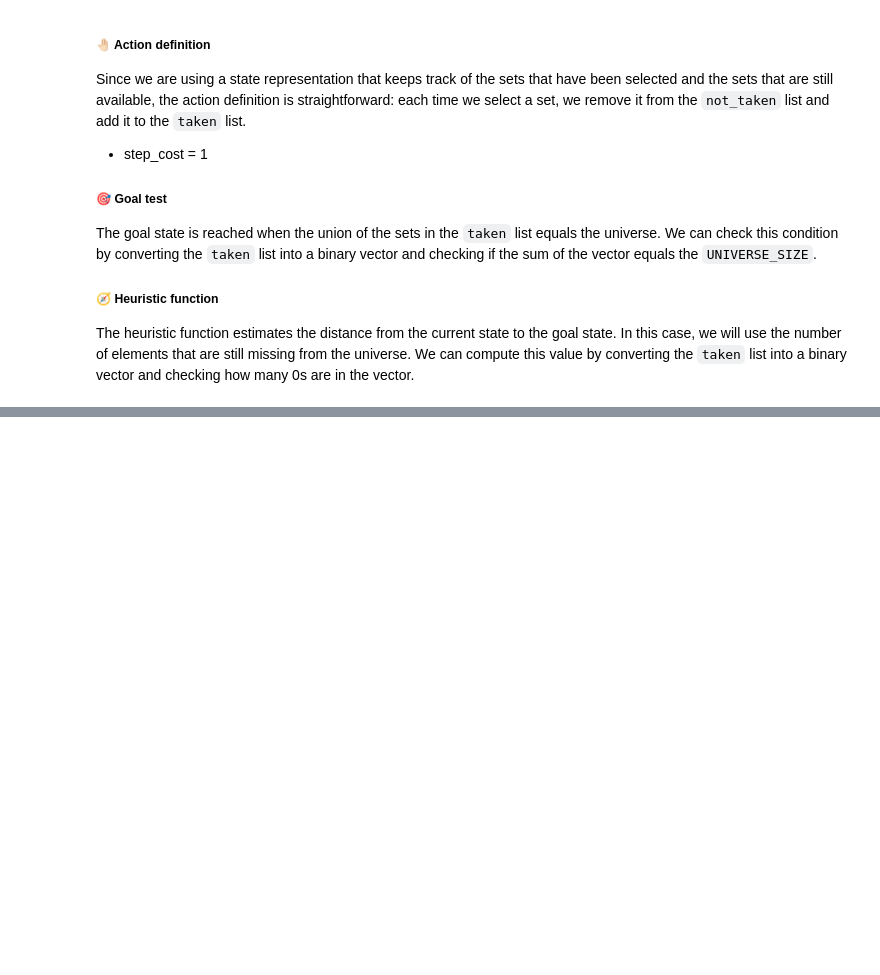
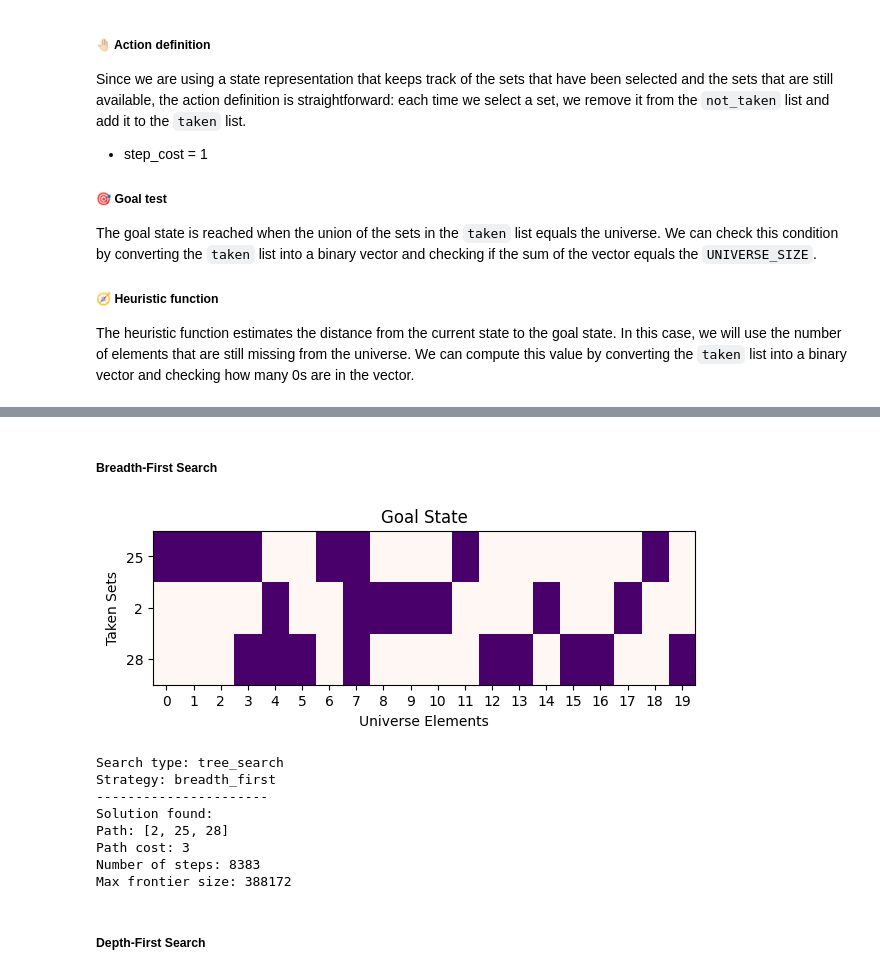
Before and after one commit to beatrice-occhiena/Computational_intelligence, a Jupyter notebook: Labs/Lab_01/Set_Covering.ipynb, the cells around one changed output, grey strips where cells are left out. Drawn from its saved outputs; the diff is of its cells as text; code cells hidden in the pictures; blank space fills up the shorter version.

```diff
--- a/Labs/Lab_01/Set_Covering.ipynb
+++ b/Labs/Lab_01/Set_Covering.ipynb
@@ -190,2 +198,21 @@ astar = SearchStrategy(type,'a_star')
+# %% [markdown]
+##### Breadth-First Search
+# %%
+
+sol = bfs.search(problem)
+visualize_state(sol.state, True)
+bfs.print_solution(problem, sol)
+# %% [output]
+[figure, added]
+Search type: tree_search
+Strategy: breadth_first
+----------------------
+Solution found:
+Path: [2, 25, 28]
+Path cost: 3
+Number of steps: 8383
+Max frontier size: 388172
+# %% [markdown]
+##### Depth-First Search
 # %%
 sol = dfs.search(problem)
```
Also changed, not shown: parts of 23 cells of this notebook, 1 other file.
